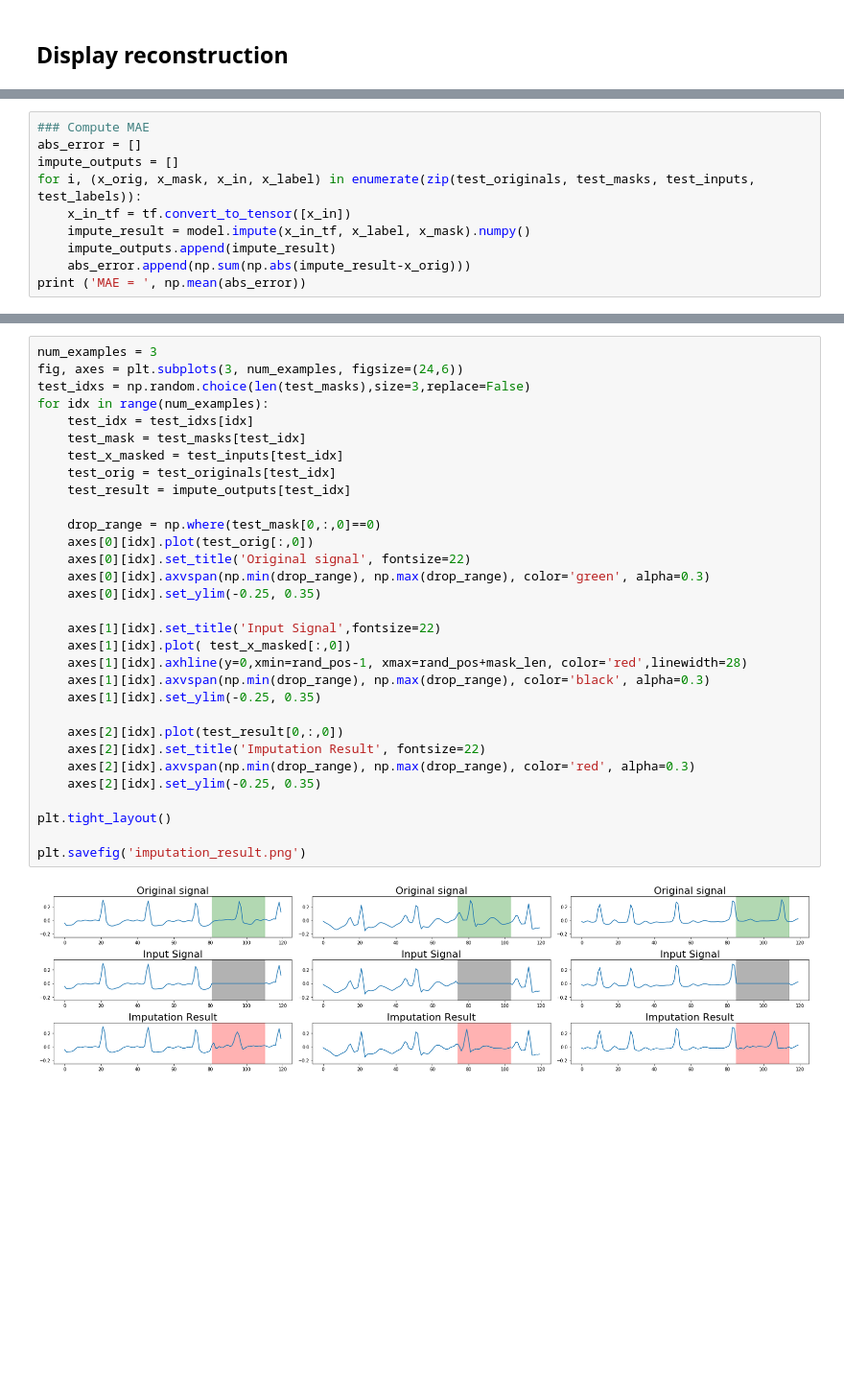
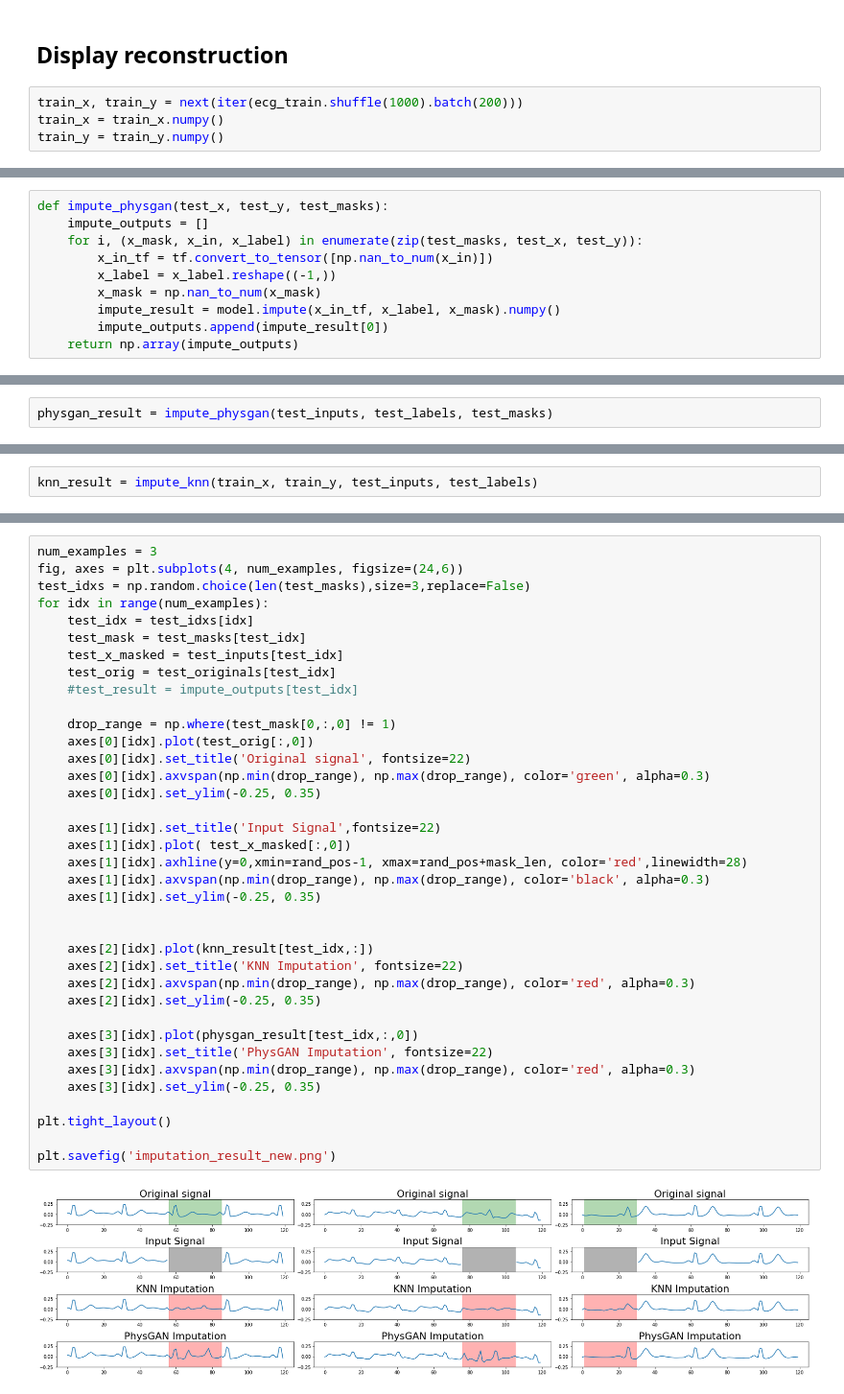
Before and after one commit to nesl/physiogan, a Jupyter notebook: ECGImputation.ipynb, the cells around one changed output, grey strips where cells are left out. Shown: that part at 96% size. Saved outputs shown, nothing was run; the diff lists cells and outputs as text; blank space fills up the shorter version.

```diff
--- a/ECGImputation.ipynb
+++ b/ECGImputation.ipynb
@@ -73,2 +74,6 @@ Colocations handled automatically by placer.
 # %% [markdown]
 ## Display reconstruction
+# %%
+train_x, train_y = next(iter(ecg_train.shuffle(1000).batch(200)))
+train_x = train_x.numpy()
+train_y = train_y.numpy()
@@ -75,10 +95,10 @@ Colocations handled automatically by placer.
 # %%
-### Compute MAE
-abs_error = []
-impute_outputs = []
-for i, (x_orig, x_mask, x_in, x_label) in enumerate(zip(test_originals, test_masks, test_inputs, test_labels)):
-    x_in_tf = tf.convert_to_tensor([x_in])
-    impute_result = model.impute(x_in_tf, x_label, x_mask).numpy()
-    impute_outputs.append(impute_result)
-    abs_error.append(np.sum(np.abs(impute_result-x_orig)))
-print ('MAE = ', np.mean(abs_error))
+def impute_physgan(test_x, test_y, test_masks):
+    impute_outputs = []
+    for i, (x_mask, x_in, x_label) in enumerate(zip(test_masks, test_x, test_y)):
+        x_in_tf = tf.convert_to_tensor([np.nan_to_num(x_in)])
+        x_label = x_label.reshape((-1,))
+        x_mask = np.nan_to_num(x_mask)
+        impute_result = model.impute(x_in_tf, x_label, x_mask).numpy()
+        impute_outputs.append(impute_result[0])
+    return np.array(impute_outputs)
@@ -86,0 +105,2 @@ MAE =  1.9902108
+# %%
+physgan_result = impute_physgan(test_inputs, test_labels, test_masks)
@@ -86,0 +109,2 @@ MAE =  1.9902108
+# %%
+knn_result = impute_knn(train_x, train_y, test_inputs, test_labels)
@@ -87,33 +126,39 @@ MAE =  1.9902108
 # %%
 num_examples = 3
-fig, axes = plt.subplots(3, num_examples, figsize=(24,6))
+fig, axes = plt.subplots(4, num_examples, figsize=(24,6))
 test_idxs = np.random.choice(len(test_masks),size=3,replace=False)
 for idx in range(num_examples):
     test_idx = test_idxs[idx]
     test_mask = test_masks[test_idx]
     test_x_masked = test_inputs[test_idx]
     test_orig = test_originals[test_idx]
-    test_result = impute_outputs[test_idx]
+    #test_result = impute_outputs[test_idx]
 
-    drop_range = np.where(test_mask[0,:,0]==0)
+    drop_range = np.where(test_mask[0,:,0] != 1)
     axes[0][idx].plot(test_orig[:,0])
     axes[0][idx].set_title('Original signal', fontsize=22)
     axes[0][idx].axvspan(np.min(drop_range), np.max(drop_range), color='green', alpha=0.3)
     axes[0][idx].set_ylim(-0.25, 0.35)
 
     axes[1][idx].set_title('Input Signal',fontsize=22)
     axes[1][idx].plot( test_x_masked[:,0])
     axes[1][idx].axhline(y=0,xmin=rand_pos-1, xmax=rand_pos+mask_len, color='red',linewidth=28)
     axes[1][idx].axvspan(np.min(drop_range), np.max(drop_range), color='black', alpha=0.3)
     axes[1][idx].set_ylim(-0.25, 0.35)
 
-    axes[2][idx].plot(test_result[0,:,0])
-    axes[2][idx].set_title('Imputation Result', fontsize=22)
+
+    axes[2][idx].plot(knn_result[test_idx,:])
+    axes[2][idx].set_title('KNN Imputation', fontsize=22)
     axes[2][idx].axvspan(np.min(drop_range), np.max(drop_range), color='red', alpha=0.3)
     axes[2][idx].set_ylim(-0.25, 0.35)
 
+    axes[3][idx].plot(physgan_result[test_idx,:,0])
+    axes[3][idx].set_title('PhysGAN Imputation', fontsize=22)
+    axes[3][idx].axvspan(np.min(drop_range), np.max(drop_range), color='red', alpha=0.3)
+    axes[3][idx].set_ylim(-0.25, 0.35)
+
 plt.tight_layout()
 
-plt.savefig('imputation_result.png')
+plt.savefig('imputation_result_new.png')
 # %% [output]
-[figure, old version]
+[figure, new version]
```
Also changed, not shown: parts of 13 cells of this notebook, 2 other files.
